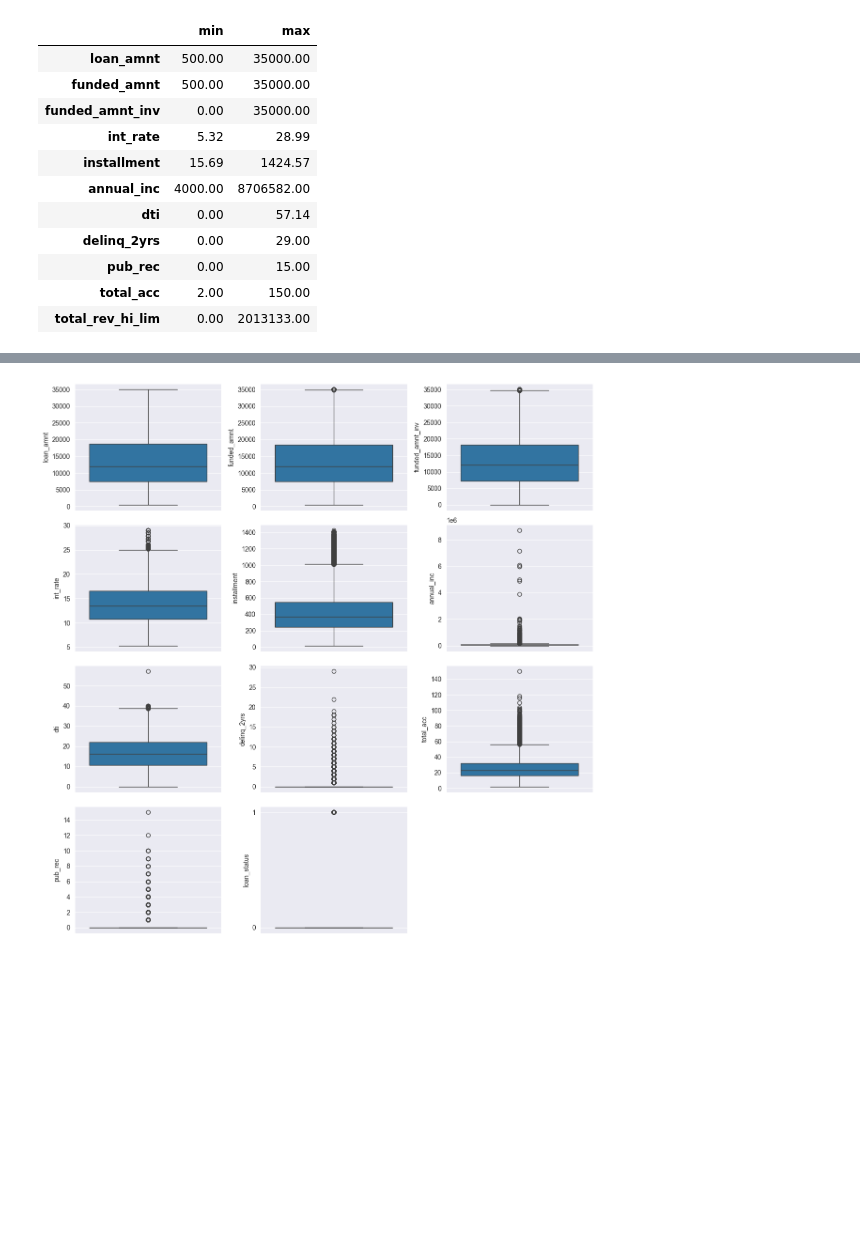
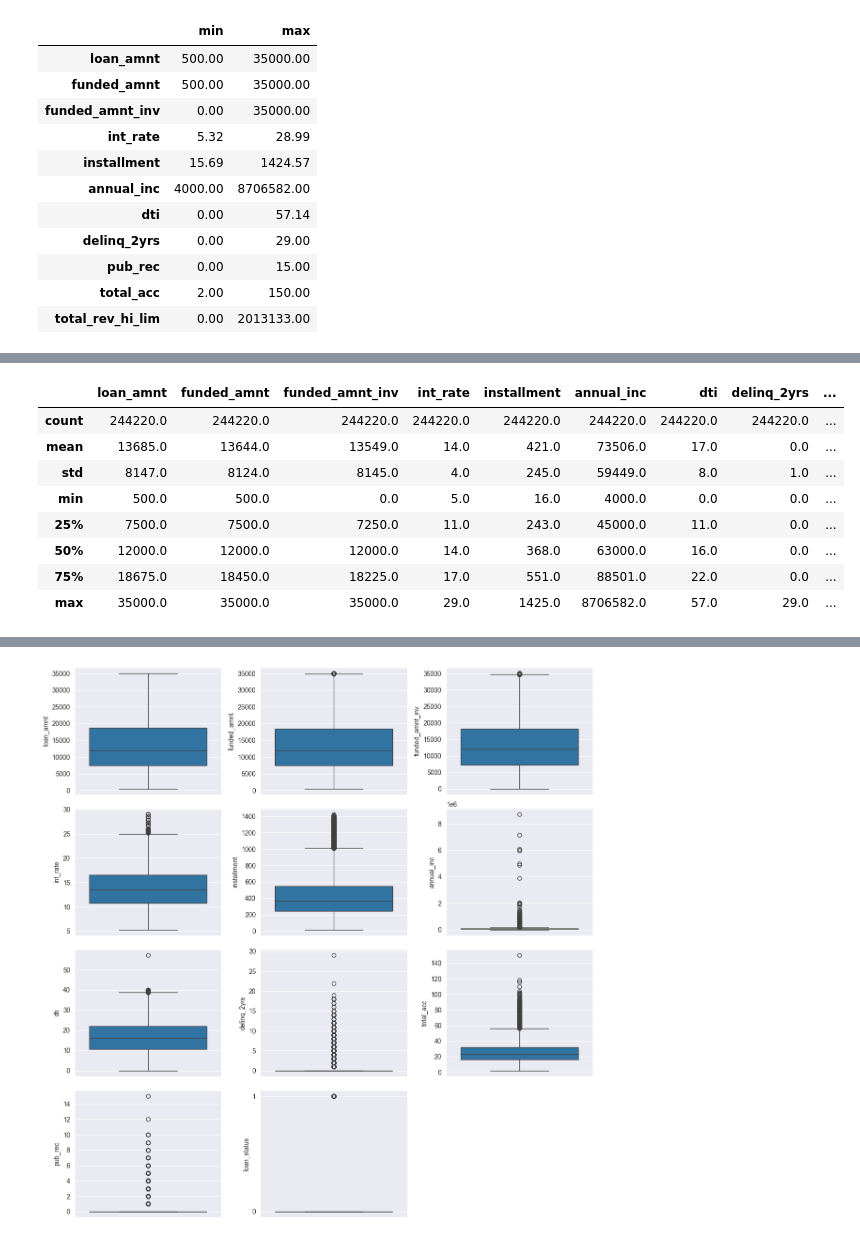
Before and after one commit to MenAtwork-FMP/Credit_Risk-Riesgo_Crediticio, a Jupyter notebook: notebooks/risk.ipynb, the cells around one changed output, grey strips where cells are left out. Cells and saved outputs as stored; diff of their text form; code cells hidden in the pictures; blank space fills up the shorter version.

```diff
--- a/notebooks/risk.ipynb
+++ b/notebooks/risk.ipynb
@@ -300,3 +288,17 @@ df.describe()
+# %%
+summary_stats = df.describe()
+summary_stats_rounded = summary_stats.round(0)
+summary_stats_rounded
+# %% [output]
+|  | loan_amnt | funded_amnt | funded_amnt_inv | int_rate | installment | annual_inc | dti | delinq_2yrs | ... |
+| count | 244220.0 | 244220.0 | 244220.0 | 244220.0 | 244220.0 | 244220.0 | 244220.0 | 244220.0 | ... |
+| mean | 13685.0 | 13644.0 | 13549.0 | 14.0 | 421.0 | 73506.0 | 17.0 | 0.0 | ... |
+| std | 8147.0 | 8124.0 | 8145.0 | 4.0 | 245.0 | 59449.0 | 8.0 | 1.0 | ... |
+| min | 500.0 | 500.0 | 0.0 | 5.0 | 16.0 | 4000.0 | 0.0 | 0.0 | ... |
+| 25% | 7500.0 | 7500.0 | 7250.0 | 11.0 | 243.0 | 45000.0 | 11.0 | 0.0 | ... |
+| 50% | 12000.0 | 12000.0 | 12000.0 | 14.0 | 368.0 | 63000.0 | 16.0 | 0.0 | ... |
+| 75% | 18675.0 | 18450.0 | 18225.0 | 17.0 | 551.0 | 88501.0 | 22.0 | 0.0 | ... |
+| max | 35000.0 | 35000.0 | 35000.0 | 29.0 | 1425.0 | 8706582.0 | 57.0 | 29.0 | ... |
 # %%
 # Given the high number of blank values for 'total_rev_hi_lim' it will be dropped from the analysis.
 
```
Also changed, not shown: parts of 3 cells of this notebook.
